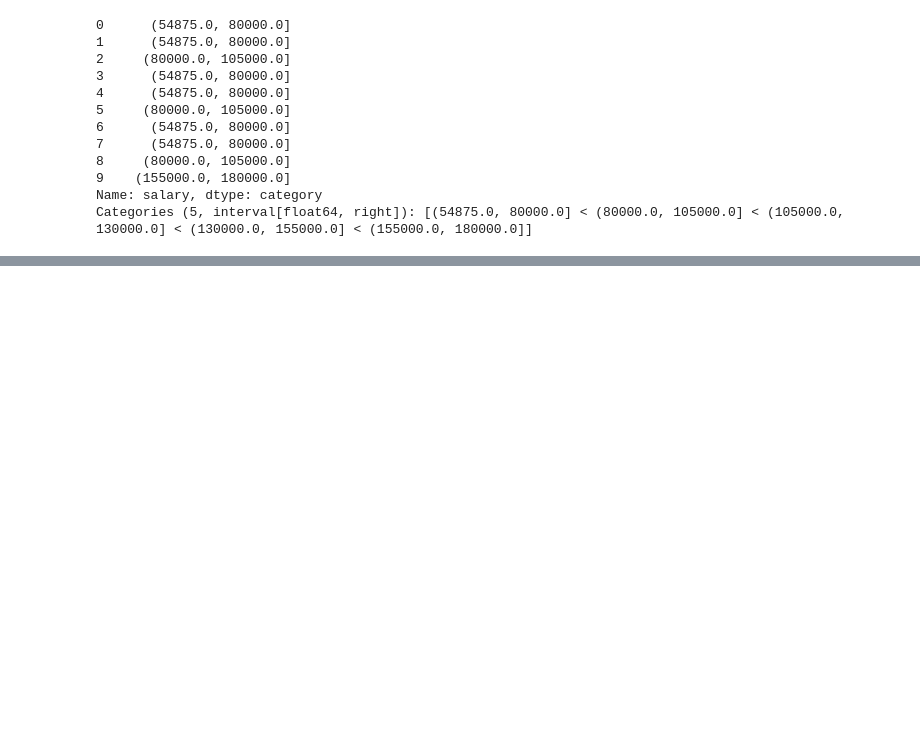
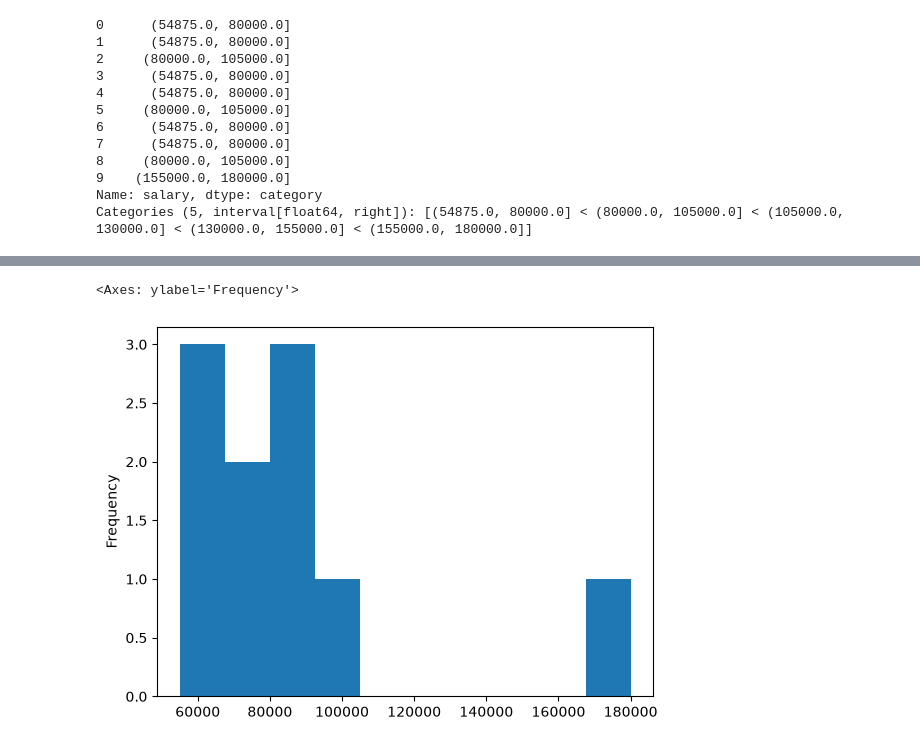
Before and after one commit to anhquang2605/Python-Learning, a Jupyter notebook: day 11.ipynb, the cells around one changed output, grey strips where cells are left out. Cells and saved outputs as stored; diff of their text form; code cells hidden in the pictures; blank space fills up the shorter version.

```diff
--- a/day 11.ipynb
+++ b/day 11.ipynb
@@ -143,0 +154,5 @@ Categories (5, interval[float64, right]): [(54875.0, 80000.0] < (80000.0, 105000
+# %%
+df['salary'].plot(kind='hist', bins=10)
+# %% [output]
+<Axes: ylabel='Frequency'>
+[figure, added]
```
Also changed, not shown: parts of 5 cells of this notebook.
